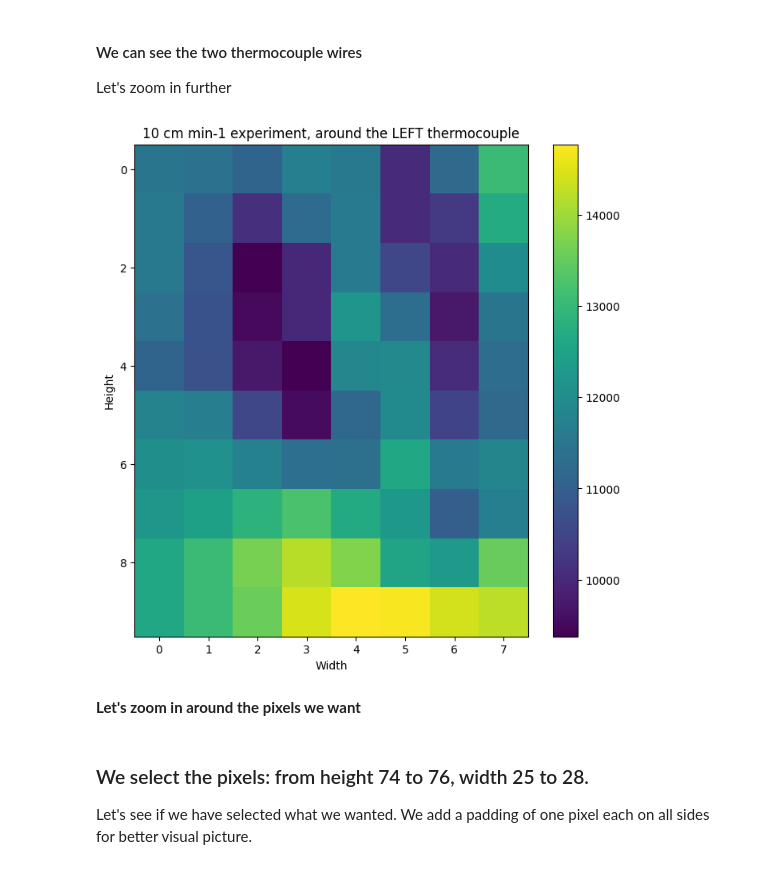
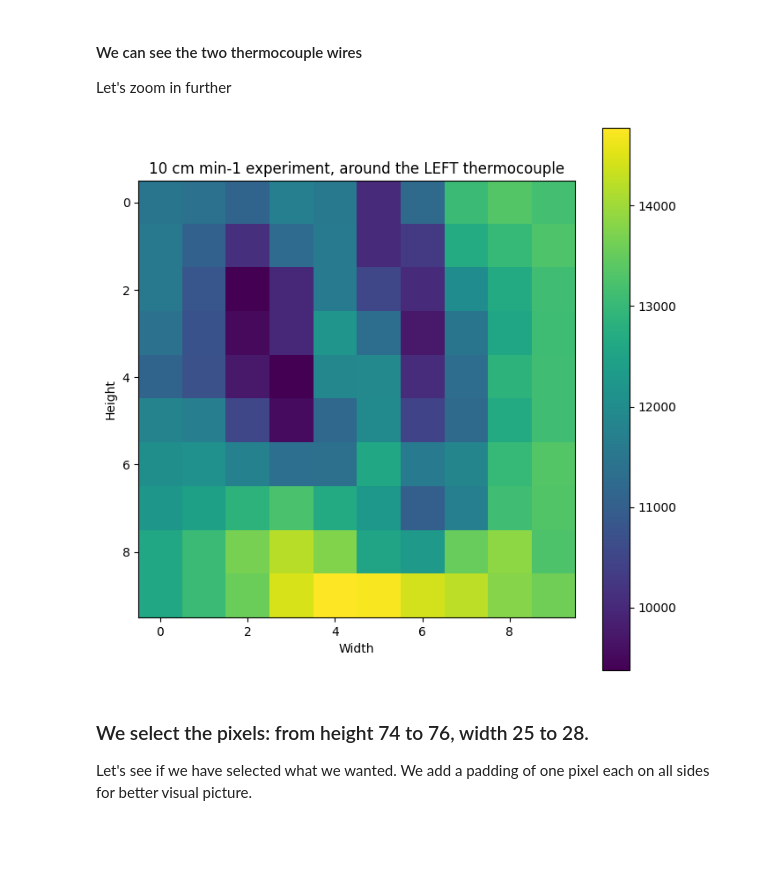
Before and after one commit to KaushalTimilsina/ResearchProject, a Jupyter notebook: Integration.ipynb, the cells around one changed output. Cells and saved outputs as stored; diff of their text form; code cells hidden in the pictures; blank space fills up the shorter version.

Commit message:
Selected the pixels for both experiment readings around both thermocouples

```diff
--- a/Integration.ipynb
+++ b/Integration.ipynb
@@ -988,28 +988,26 @@ plt.show()
 Let's zoom in further
 # %%
 # For 10 cm min-1 experiment around the left thermocouple
-much_smaller_region_10L = np.zeros((10,8))
+much_smaller_region_10L = np.zeros((10,10))
 for i in range(68,78):
-    for j in range(21,29):
+    for j in range(21,31):
         much_smaller_region_10L[i-68][j-21] = df_180A_10cm_min_cam_new[2377][i][j]
 
 # Set the size of the figure
 fig, ax = plt.subplots(figsize=(8, 8))
 
 # Display the image
 im = ax.imshow(much_smaller_region_10L, cmap='viridis')
 
 # Add colorbar
 cbar = plt.colorbar(im)
 
 # Add labels and title
 ax.set_xlabel('Width')
 ax.set_ylabel('Height')
 ax.set_title('10 cm min-1 experiment, around the LEFT thermocouple')
 
 # Show the plot
 plt.show()
 # %% [output]
-[figure, old version]
+[figure, new version]
-# %% [markdown]
-**Let's zoom in around the pixels we want**
```
Also changed, not shown: parts of 45 cells of this notebook.
